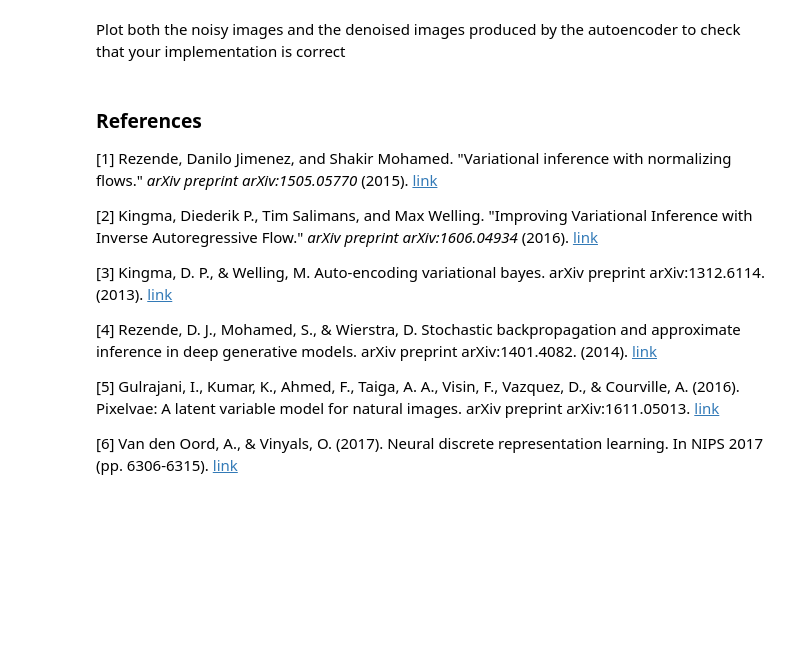
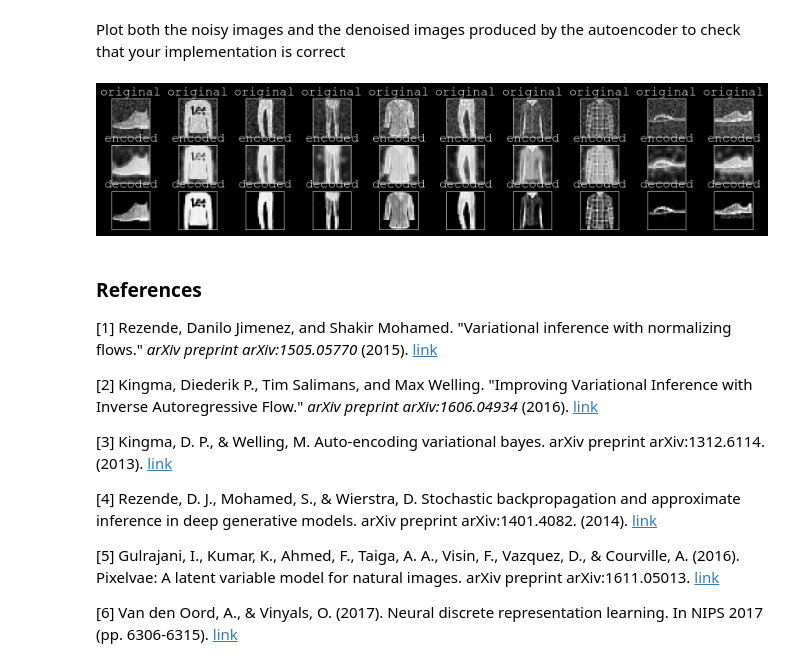
Before and after one commit to peladeaucome/atiam_ml, a Jupyter notebook: 09a_auto_encoders.ipynb, the cells around one changed output. Saved outputs shown, nothing was run; the diff lists cells and outputs as text; code cells hidden in the pictures; blank space fills up the shorter version.

```diff
--- a/09a_auto_encoders.ipynb
+++ b/09a_auto_encoders.ipynb
@@ -372,15 +539,37 @@ Write down the full optimization loop to optimize your denoising auto-encoder
 # %% [markdown]
 Plot both the noisy images and the denoised images produced by the autoencoder to check that your implementation is correct
-# %%
-######################
-# YOUR CODE GOES HERE
-######################
-encoded_imgs = ...
-decoded_imgs = ...
-plt.figure(figsize=(20, 4))
-for i in range(n):
-    ...
-plt.show()
+# %%
+######################
+# YOUR CODE GOES HERE
+######################
+denoiser = denoiser.to('cpu')
+x_test, labels = next(iter(test_loader))
+x_test_noisy, labels = next(iter(test_loader_noisy))
+encoded_imgs = denoiser.encoder(x_test_noisy)
+decoded_imgs = denoiser.decoder(encoded_imgs)
+plt.figure(figsize=(20, 4))
+for i in range(n):
+    ax = plt.subplot(3, n, i + 1)
+    plt.title("original")
+    plt.imshow(x_test_noisy[i].cpu().detach().squeeze())
+    ax.get_xaxis().set_visible(False)
+    ax.get_yaxis().set_visible(False)
+    plt.gray()
+    ax = plt.subplot(3, n, i + 1 + n)
+    plt.title("encoded")
+    plt.imshow(encoded_imgs[i].detach().squeeze())
+    ax.get_xaxis().set_visible(False)
+    ax.get_yaxis().set_visible(False)
+    plt.gray()
+    ax = plt.subplot(3, n, i + 1 + 2*n)
+    plt.title("decoded")
+    plt.imshow(decoded_imgs[i].detach().squeeze())
+    ax.get_xaxis().set_visible(False)
+    ax.get_yaxis().set_visible(False)
+    plt.gray()
+plt.show()
+# %% [output]
+[figure, added]
 # %% [markdown]
 ### References
 
```
Also changed, not shown: parts of 19 cells of this notebook, 3 other files.
